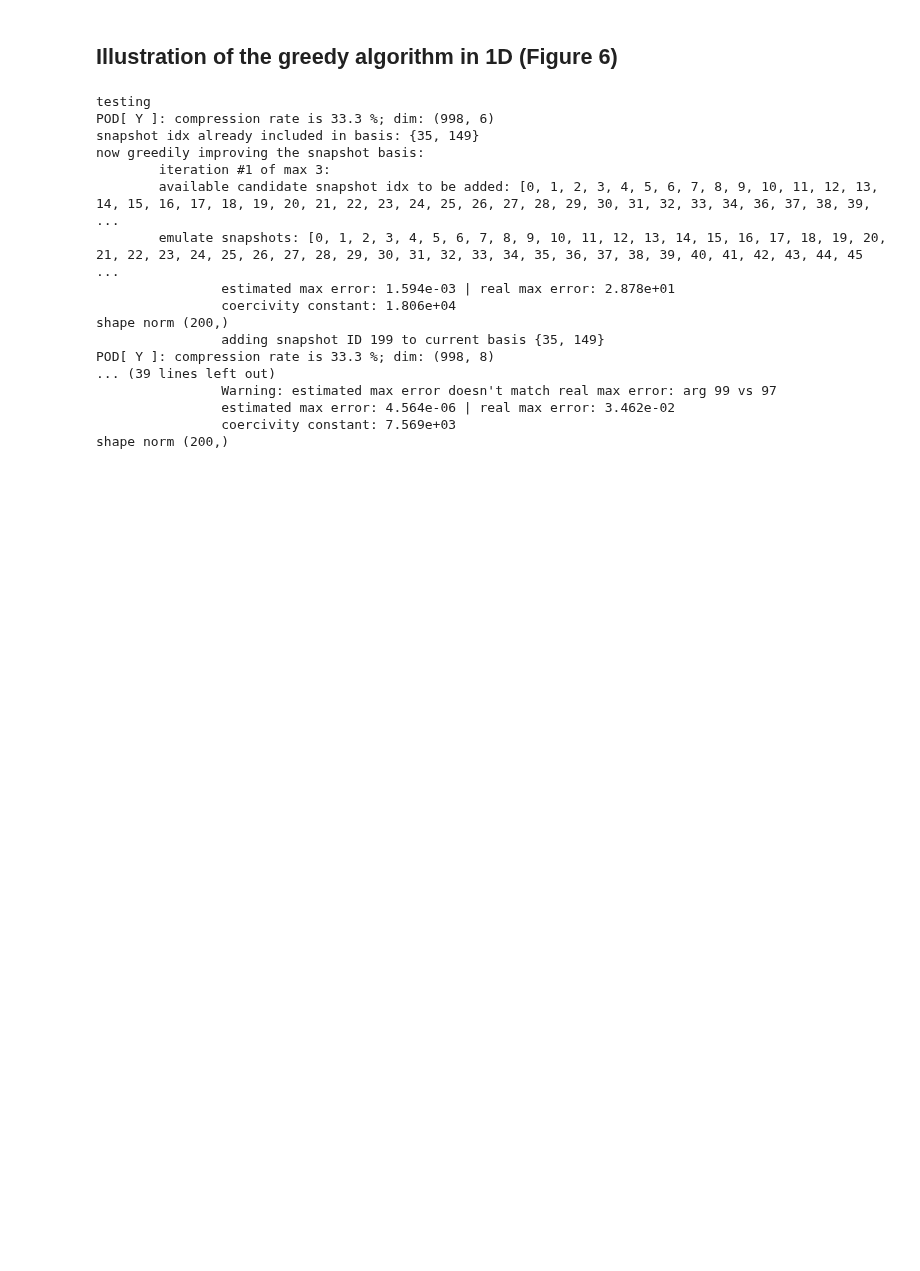
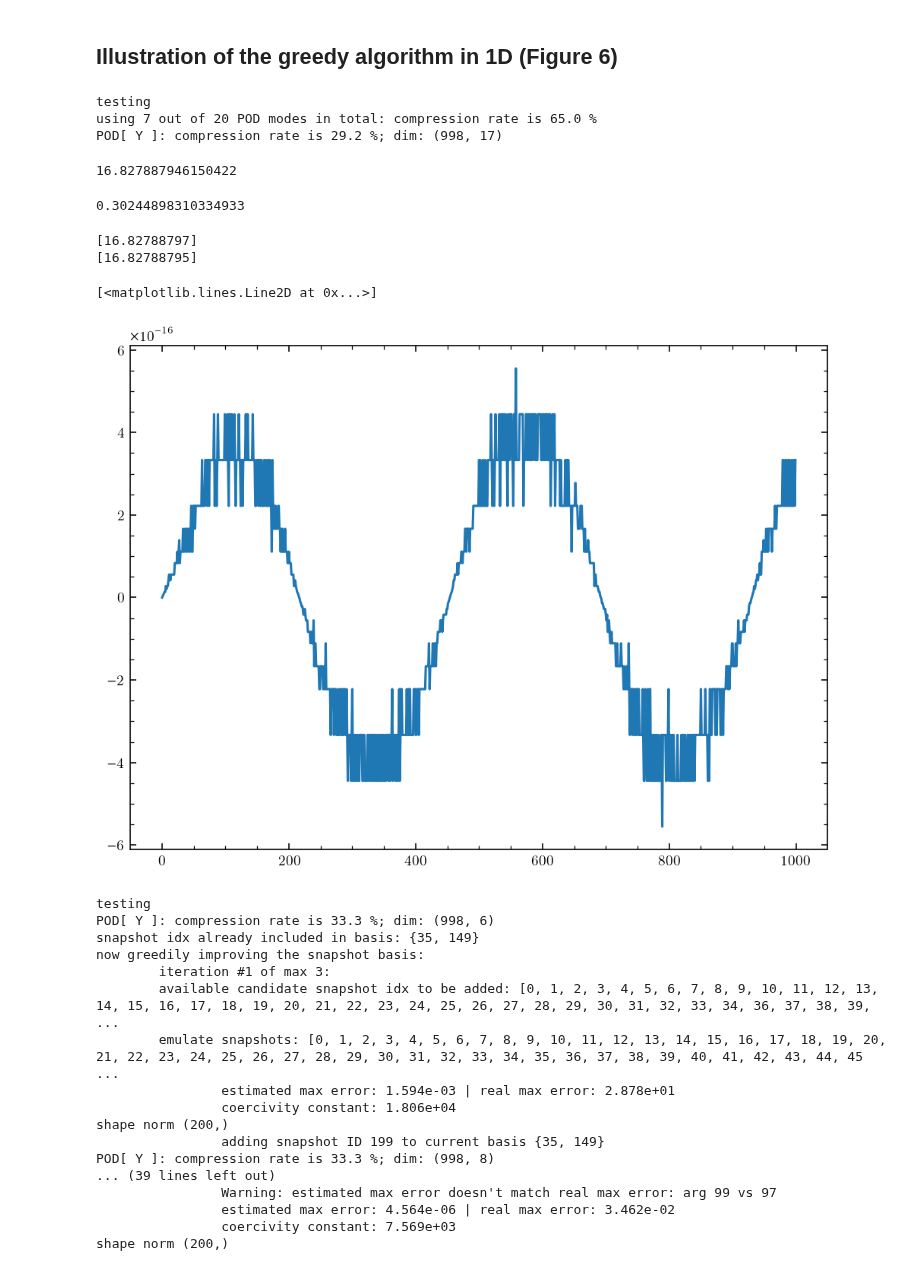
Before and after one commit to buqeye/cs_greedy_emulator, a Jupyter notebook: minnesota.ipynb, the cells around one changed output. Cells and saved outputs as stored; diff of their text form; code cells hidden in the pictures; blank space fills up the shorter version.

```diff
--- a/minnesota.ipynb
+++ b/minnesota.ipynb
@@ -183,5 +181,61 @@ phase shifts: 16.827887973099006 16.827887937559257 3.553974892156475e-08
 # %% [markdown]
 ## Illustration of the greedy algorithm in 1D (Figure 6)
+# %%
+from NumerovEmulator import MatrixNumerovROM
+inhomogeneous = True
+grid = Grid(rmin, rmatch, numIntervals=1,
+            numPointsPerInterval=1000,
+            type="linear", test=False)
+args = dict(scattExp=scattExp,
+            grid=grid,
+            free_lecs={"V1": (-400, 0)},
+            num_snapshots_init=20,
+            num_snapshots_max=200,
+            approach="pod",
+            pod_rcond=1e-10,
+            init_snapshot_lecs=None,
+            greedy_max_iter=3,
+            mode="linear",
+            inhomogeneous=inhomogeneous,
+            seed=10203
+            )
+pod_grom = MatrixNumerovROM(emulator_training_mode="grom", **args)
+# greedy_lspg = MatrixNumerovROM(emulator_training_mode="lspg", **args)
+# outp = pod_grom.simulate([[1, 200, -91.85]], which="all")
+outp = pod_grom.emulate([[1, 200, -91.85]], which="all")
+# %% [output]
+testing
+using 7 out of 20 POD modes in total: compression rate is 65.0 %
+POD[ Y ]: compression rate is 29.2 %; dim: (998, 17)
+# %%
+from RseSolver import ScatteringSolution
+scattSol = ScatteringSolution(scattExp=scattExp,
+                            vr=None,
+                                grid=grid,
+                                f=outp[:,0],
+                                fprime=None,
+                                f_lbl=("chi" if inhomogeneous else "u"),
+                                anc=1./scattExp.p,
+                                Llbl="K",
+                                matching=True)
+scattSol.phaseShift
+# %% [output]
+16.827887946150422
+# %%
+scattSol.Lmatrix.valueAs("K")
+# %% [output]
+0.30244898310334933
+# %%
+print(pod_grom.simulate([[1, 200, -91.85]], which="delta"))
+print(pod_grom.emulate([[1, 200, -91.85]], which="delta"))
+# %% [output]
+[16.82788797]
+[16.82788795]
+# %%
+plt.plot(pod_grom.emulate([[1, 200, -91.85]], which="u")[:,0] - scattSol.u)
+# %% [output]
+[<matplotlib.lines.Line2D at 0x...>]
+[figure, added]
 # %%
 from NumerovEmulator import MatrixNumerovROM
 grid = Grid(rmin, rmatch, numIntervals=1,
```
Also changed, not shown: parts of 4 cells of this notebook.
